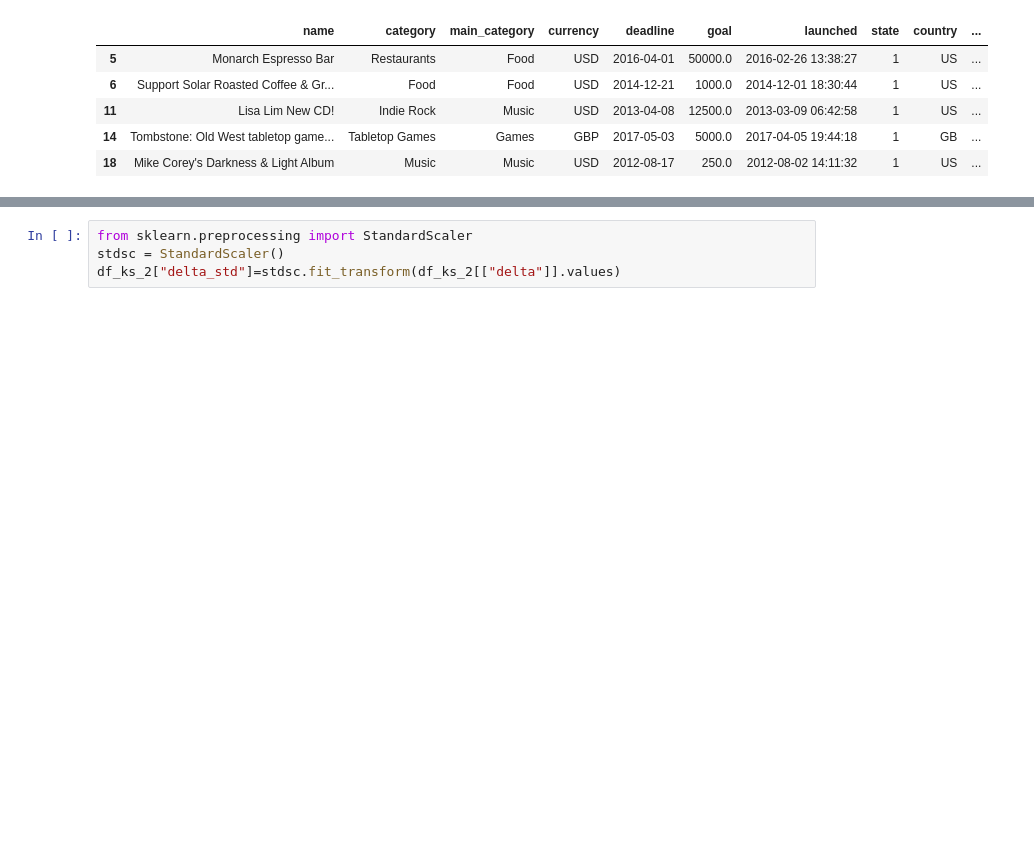
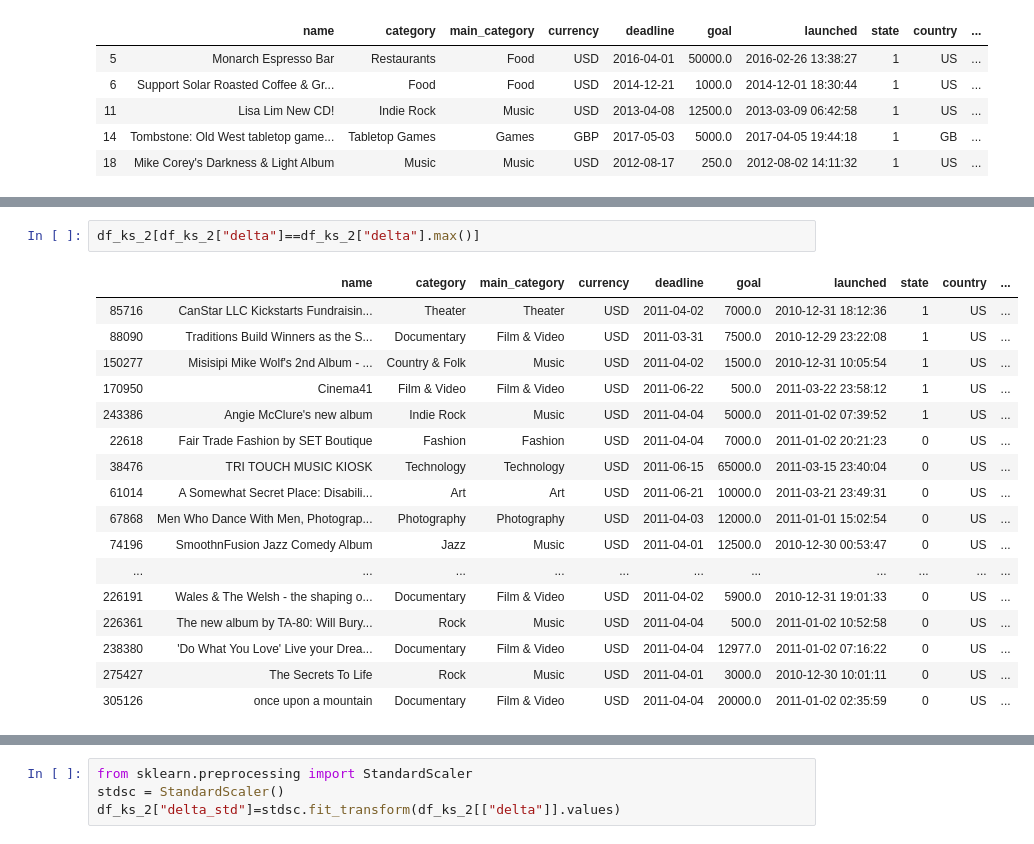
Before and after one commit to energygorilla/skillupAI, a Jupyter notebook: Day1_work_清水源一郎.ipynb, the cells around one changed output, grey strips where cells are left out. Cells and saved outputs as stored; diff of their text form; blank space fills up the shorter version.

```diff
--- a/Day1_work_清水源一郎.ipynb
+++ b/Day1_work_清水源一郎.ipynb
@@ -227,0 +250,20 @@ dtype: object
+# %%
+df_ks_2[df_ks_2["delta"]==df_ks_2["delta"].max()]
+# %% [output]
+|  | name | category | main_category | currency | deadline | goal | launched | state | country | ... |
+| 85716 | CanStar LLC Kickstarts Fundraisin... | Theater | Theater | USD | 2011-04-02 | 7000.0 | 2010-12-31 18:12:36 | 1 | US | ... |
+| 88090 | Traditions Build Winners as the S... | Documentary | Film & Video | USD | 2011-03-31 | 7500.0 | 2010-12-29 23:22:08 | 1 | US | ... |
+| 150277 | Misisipi Mike Wolf's 2nd Album - ... | Country & Folk | Music | USD | 2011-04-02 | 1500.0 | 2010-12-31 10:05:54 | 1 | US | ... |
+| 170950 | Cinema41 | Film & Video | Film & Video | USD | 2011-06-22 | 500.0 | 2011-03-22 23:58:12 | 1 | US | ... |
+| 243386 | Angie McClure's new album | Indie Rock | Music | USD | 2011-04-04 | 5000.0 | 2011-01-02 07:39:52 | 1 | US | ... |
+| 22618 | Fair Trade Fashion by SET Boutique | Fashion | Fashion | USD | 2011-04-04 | 7000.0 | 2011-01-02 20:21:23 | 0 | US | ... |
+| 38476 | TRI TOUCH MUSIC KIOSK | Technology | Technology | USD | 2011-06-15 | 65000.0 | 2011-03-15 23:40:04 | 0 | US | ... |
+| 61014 | A Somewhat Secret Place: Disabili... | Art | Art | USD | 2011-06-21 | 10000.0 | 2011-03-21 23:49:31 | 0 | US | ... |
+| 67868 | Men Who Dance With Men, Photograp... | Photography | Photography | USD | 2011-04-03 | 12000.0 | 2011-01-01 15:02:54 | 0 | US | ... |
+| 74196 | SmoothnFusion Jazz Comedy Album | Jazz | Music | USD | 2011-04-01 | 12500.0 | 2010-12-30 00:53:47 | 0 | US | ... |
+| ... | ... | ... | ... | ... | ... | ... | ... | ... | ... | ... |
+| 226191 | Wales & The Welsh - the shaping o... | Documentary | Film & Video | USD | 2011-04-02 | 5900.0 | 2010-12-31 19:01:33 | 0 | US | ... |
+| 226361 | The new album by TA-80: Will Bury... | Rock | Music | USD | 2011-04-04 | 500.0 | 2011-01-02 10:52:58 | 0 | US | ... |
+| 238380 | 'Do What You Love' Live your Drea... | Documentary | Film & Video | USD | 2011-04-04 | 12977.0 | 2011-01-02 07:16:22 | 0 | US | ... |
+| 275427 | The Secrets To Life | Rock | Music | USD | 2011-04-01 | 3000.0 | 2010-12-30 10:01:11 | 0 | US | ... |
+| 305126 | once upon a mountain | Documentary | Film & Video | USD | 2011-04-04 | 20000.0 | 2011-01-02 02:35:59 | 0 | US | ... |
```
Also changed, not shown: parts of 18 cells of this notebook.
